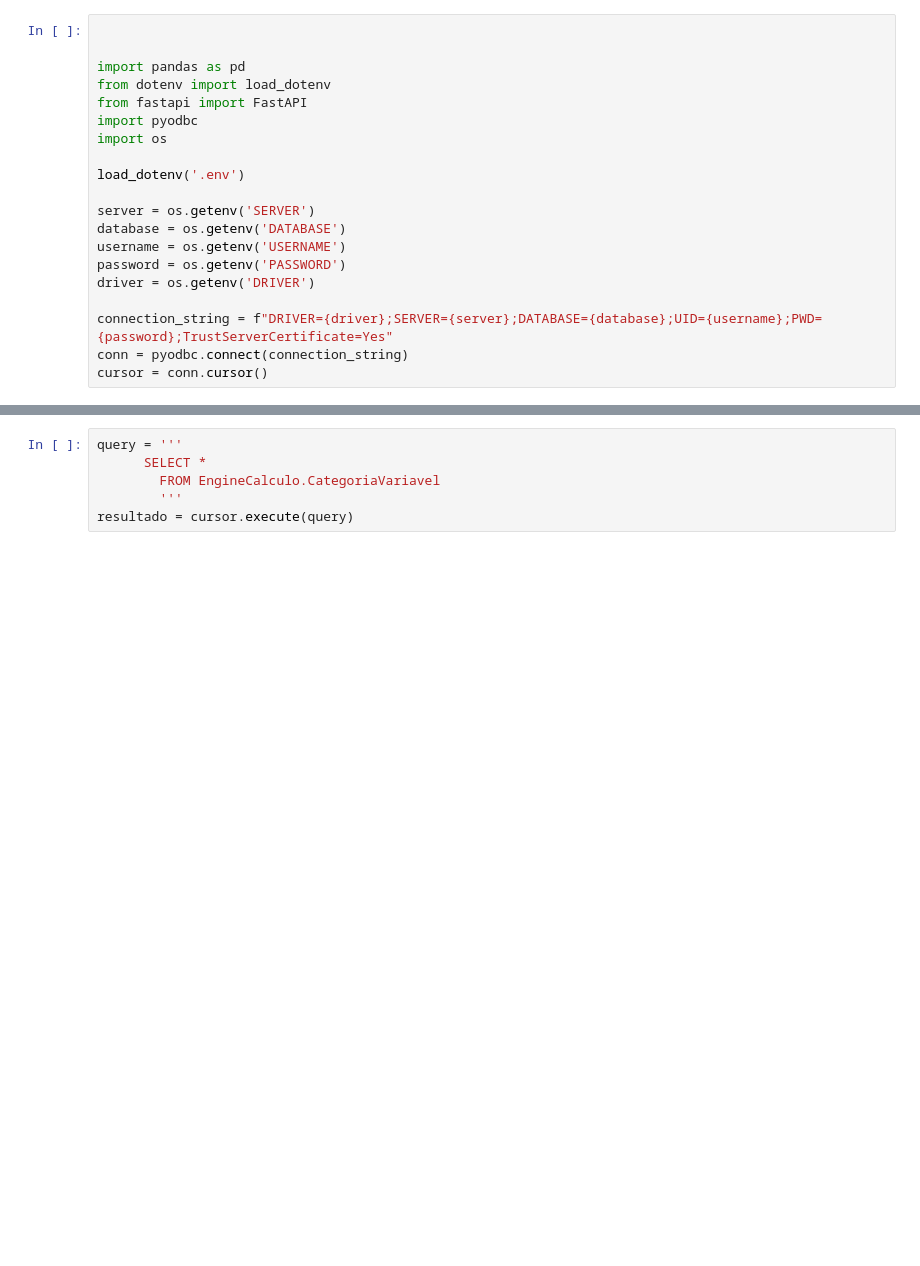
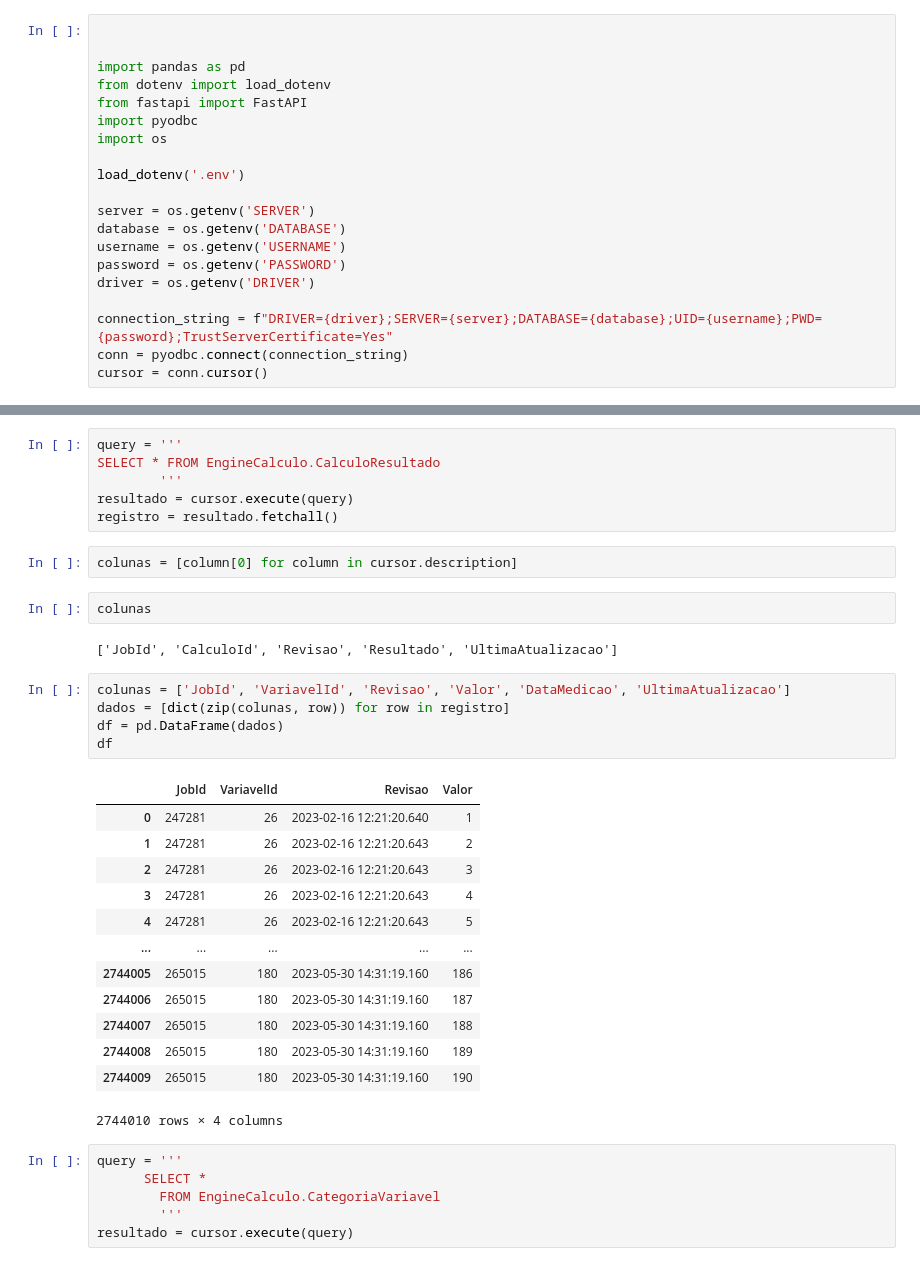
Before and after one commit to JoaoDias61/taesa-backend, a Jupyter notebook: teste.ipynb, the cells around one changed output, grey strips where cells are left out. Cells and saved outputs as stored; diff of their text form; blank space fills up the shorter version.

```diff
--- a/teste.ipynb
+++ b/teste.ipynb
@@ -121,3 +109,34 @@ df
+# %%
+query = '''
+SELECT * FROM EngineCalculo.CalculoResultado
+        '''
+resultado = cursor.execute(query)
+registro = resultado.fetchall()
+# %%
+colunas = [column[0] for column in cursor.description]
+# %%
+colunas
+# %% [output]
+['JobId', 'CalculoId', 'Revisao', 'Resultado', 'UltimaAtualizacao']
+# %%
+colunas = ['JobId', 'VariavelId', 'Revisao', 'Valor', 'DataMedicao', 'UltimaAtualizacao']
+dados = [dict(zip(colunas, row)) for row in registro]
+df = pd.DataFrame(dados)
+df
+# %% [output]
+|  | JobId | VariavelId | Revisao | Valor |
+| 0 | 247281 | 26 | 2023-02-16 12:21:20.640 | 1 |
+| 1 | 247281 | 26 | 2023-02-16 12:21:20.643 | 2 |
+| 2 | 247281 | 26 | 2023-02-16 12:21:20.643 | 3 |
+| 3 | 247281 | 26 | 2023-02-16 12:21:20.643 | 4 |
+| 4 | 247281 | 26 | 2023-02-16 12:21:20.643 | 5 |
+| ... | ... | ... | ... | ... |
+| 2744005 | 265015 | 180 | 2023-05-30 14:31:19.160 | 186 |
+| 2744006 | 265015 | 180 | 2023-05-30 14:31:19.160 | 187 |
+| 2744007 | 265015 | 180 | 2023-05-30 14:31:19.160 | 188 |
+| 2744008 | 265015 | 180 | 2023-05-30 14:31:19.160 | 189 |
+| 2744009 | 265015 | 180 | 2023-05-30 14:31:19.160 | 190 |
+2744010 rows × 4 columns
 # %%
 query = '''
       SELECT *
```
Also changed, not shown: parts of 4 cells of this notebook, 3 other files.
